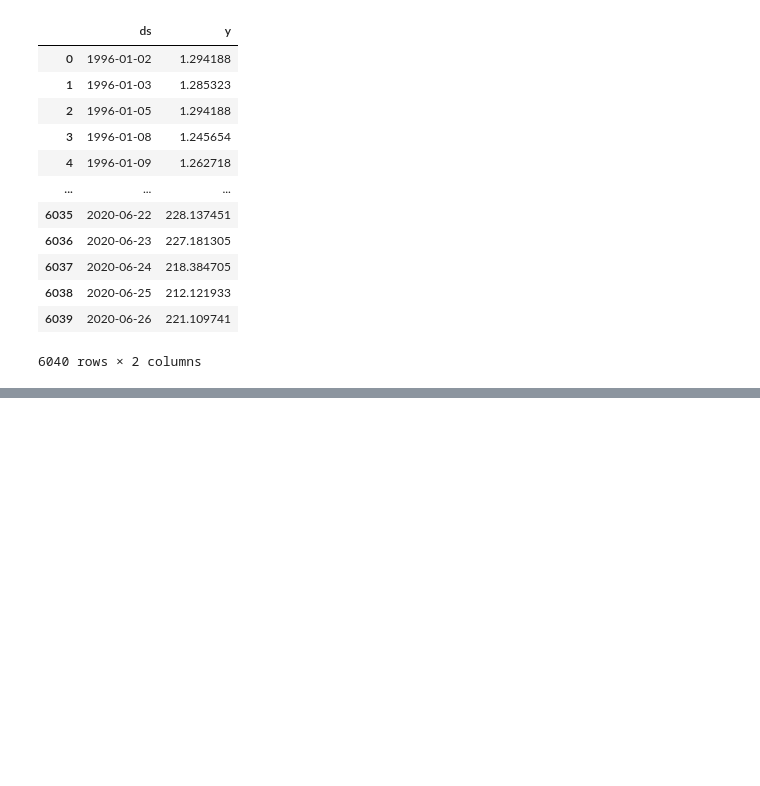
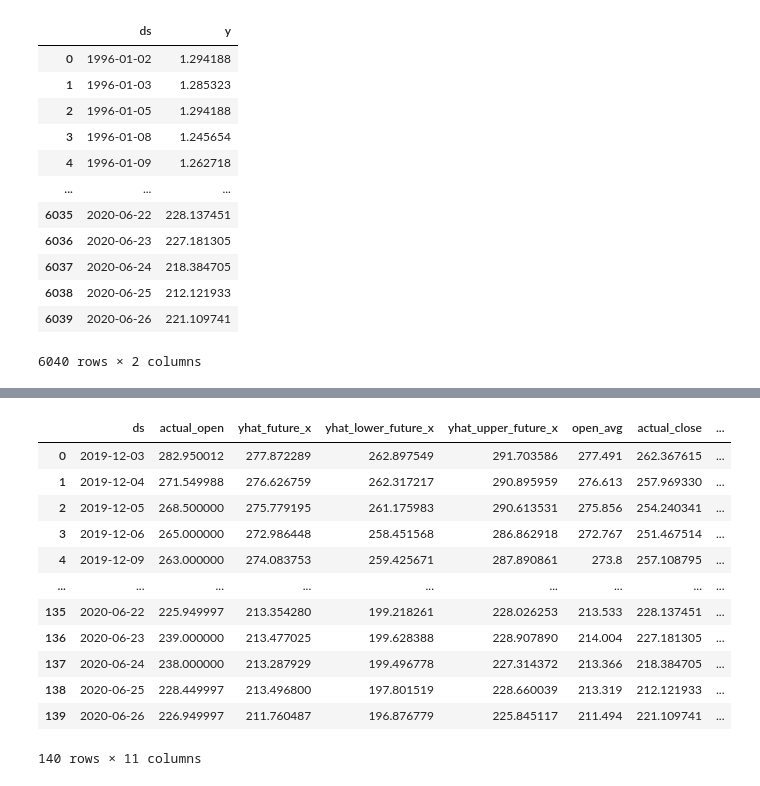
Before and after one commit to kiranbeethoju/Stock-Market-Forecast, a Jupyter notebook: stock_predictions_data.ipynb, the cells around one changed output, grey strips where cells are left out. Drawn from its saved outputs; the diff is of its cells as text; code cells hidden in the pictures; blank space fills up the shorter version.

```diff
--- a/stock_predictions_data.ipynb
+++ b/stock_predictions_data.ipynb
@@ -121,0 +142,3 @@ future = future.rename(columns={"yhat":"yhat_future","yhat_lower":"yhat_lower_fu
+# %%
+a = run(open)
+b = run(close)
@@ -122,2 +159,5 @@ future = future.rename(columns={"yhat":"yhat_future","yhat_lower":"yhat_lower_fu
+# %%
+a = a.rename(columns={"avg_val":"open_avg","y":"actual_open"})
+b = b.rename(columns={"avg_val":"close_avg","y":"actual_close"})
 # %%
-mixed = pd.merge(df,future,on="ds",how="inner")
+c = pd.merge(a,b,on="ds",how="inner")
@@ -179,0 +164,16 @@ fig.show()
+# %%
+c
+# %% [output]
+|  | ds | actual_open | yhat_future_x | yhat_lower_future_x | yhat_upper_future_x | open_avg | actual_close | ... |
+| 0 | 2019-12-03 | 282.950012 | 277.872289 | 262.897549 | 291.703586 | 277.491 | 262.367615 | ... |
+| 1 | 2019-12-04 | 271.549988 | 276.626759 | 262.317217 | 290.895959 | 276.613 | 257.969330 | ... |
+| 2 | 2019-12-05 | 268.500000 | 275.779195 | 261.175983 | 290.613531 | 275.856 | 254.240341 | ... |
+| 3 | 2019-12-06 | 265.000000 | 272.986448 | 258.451568 | 286.862918 | 272.767 | 251.467514 | ... |
+| 4 | 2019-12-09 | 263.000000 | 274.083753 | 259.425671 | 287.890861 | 273.8 | 257.108795 | ... |
+| ... | ... | ... | ... | ... | ... | ... | ... | ... |
+| 135 | 2020-06-22 | 225.949997 | 213.354280 | 199.218261 | 228.026253 | 213.533 | 228.137451 | ... |
+| 136 | 2020-06-23 | 239.000000 | 213.477025 | 199.628388 | 228.907890 | 214.004 | 227.181305 | ... |
+| 137 | 2020-06-24 | 238.000000 | 213.287929 | 199.496778 | 227.314372 | 213.366 | 218.384705 | ... |
+| 138 | 2020-06-25 | 228.449997 | 213.496800 | 197.801519 | 228.660039 | 213.319 | 212.121933 | ... |
+| 139 | 2020-06-26 | 226.949997 | 211.760487 | 196.876779 | 225.845117 | 211.494 | 221.109741 | ... |
+140 rows × 11 columns
```
Also changed, not shown: parts of 12 cells of this notebook.
